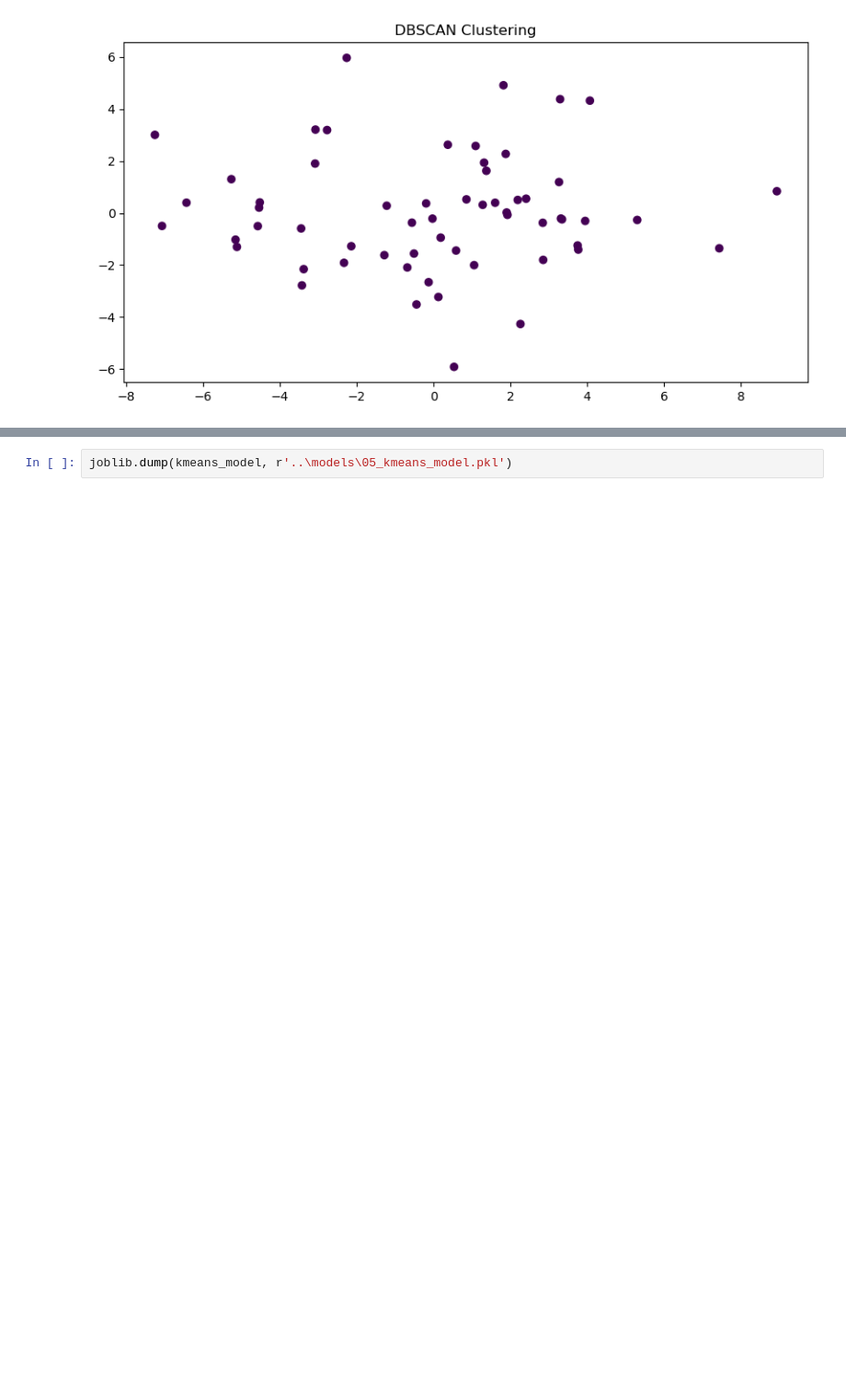
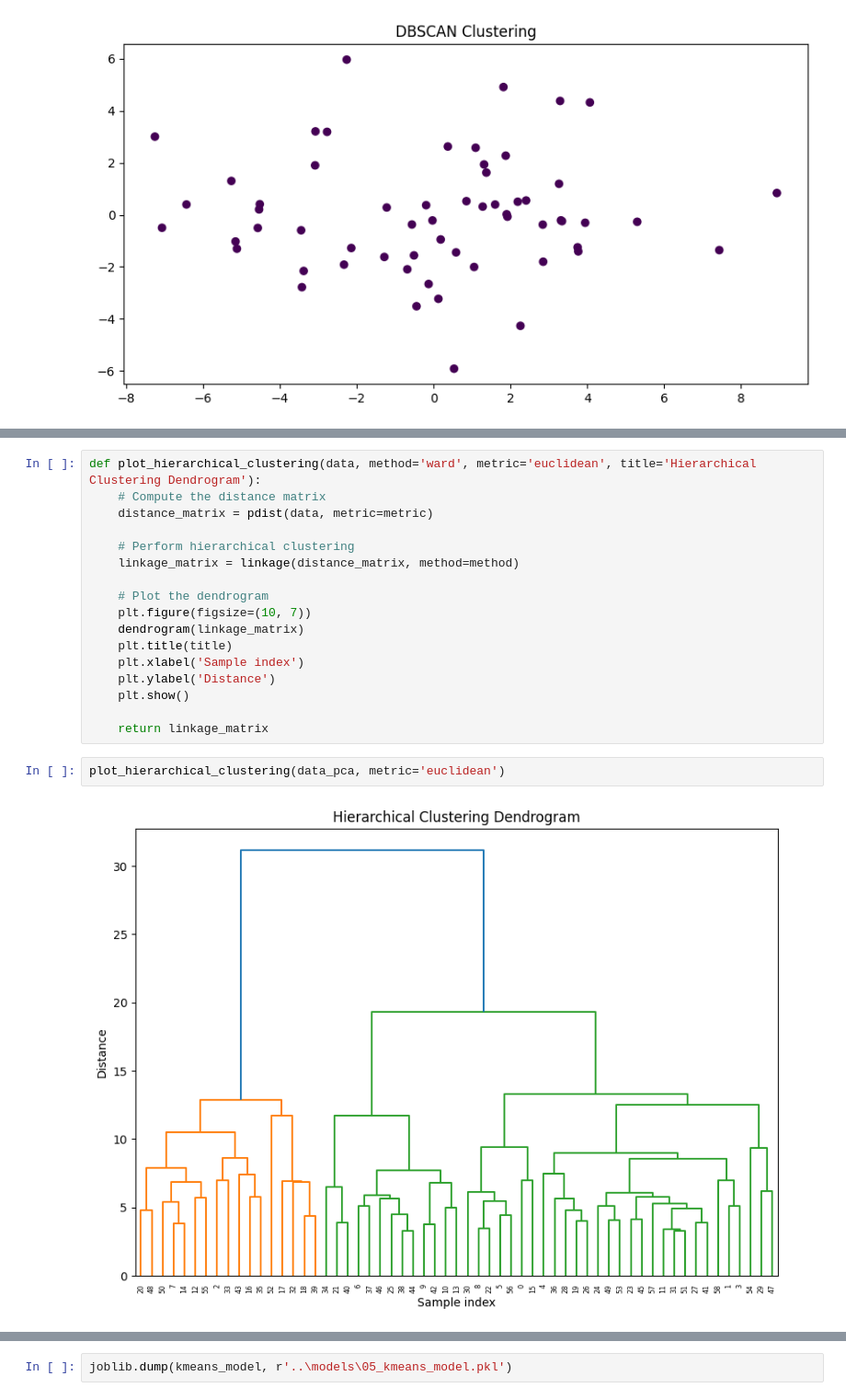
Before and after one commit to Mghd269/DMI-Project, a Jupyter notebook: notebooks/05_clustering_model2.ipynb, the cells around one changed output, grey strips where cells are left out. Shown at 92% size. Drawn from its saved outputs; the diff is of its cells as text; blank space fills up the shorter version.

```diff
--- a/notebooks/05_clustering_model2.ipynb
+++ b/notebooks/05_clustering_model2.ipynb
@@ -333,0 +309,21 @@ plt.show()
+# %%
+def plot_hierarchical_clustering(data, method='ward', metric='euclidean', title='Hierarchical Clustering Dendrogram'):
+    # Compute the distance matrix
+    distance_matrix = pdist(data, metric=metric)
+
+    # Perform hierarchical clustering
+    linkage_matrix = linkage(distance_matrix, method=method)
+
+    # Plot the dendrogram
+    plt.figure(figsize=(10, 7))
+    dendrogram(linkage_matrix)
+    plt.title(title)
+    plt.xlabel('Sample index')
+    plt.ylabel('Distance')
+    plt.show()
+
+    return linkage_matrix
+# %%
+plot_hierarchical_clustering(data_pca, metric='euclidean')
+# %% [output]
+[figure, added]
```
Also changed, not shown: parts of 10 cells of this notebook, 2 other files.
